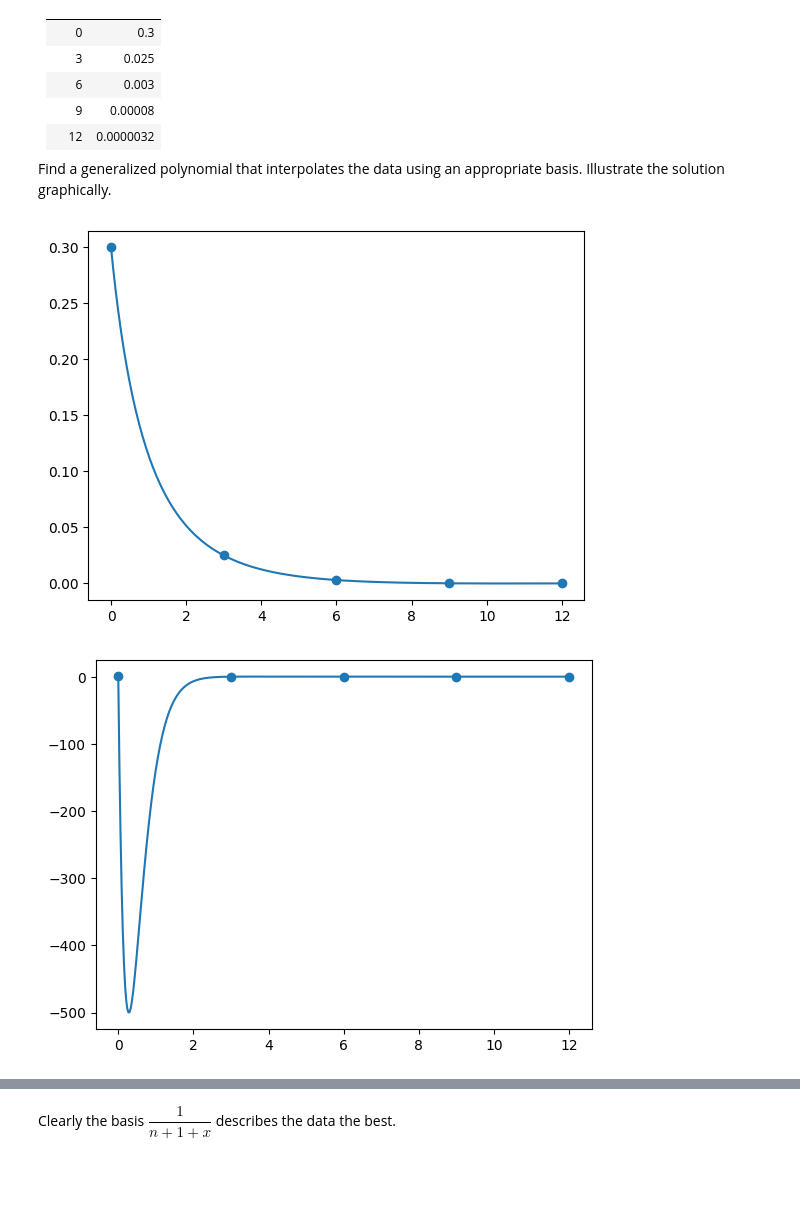
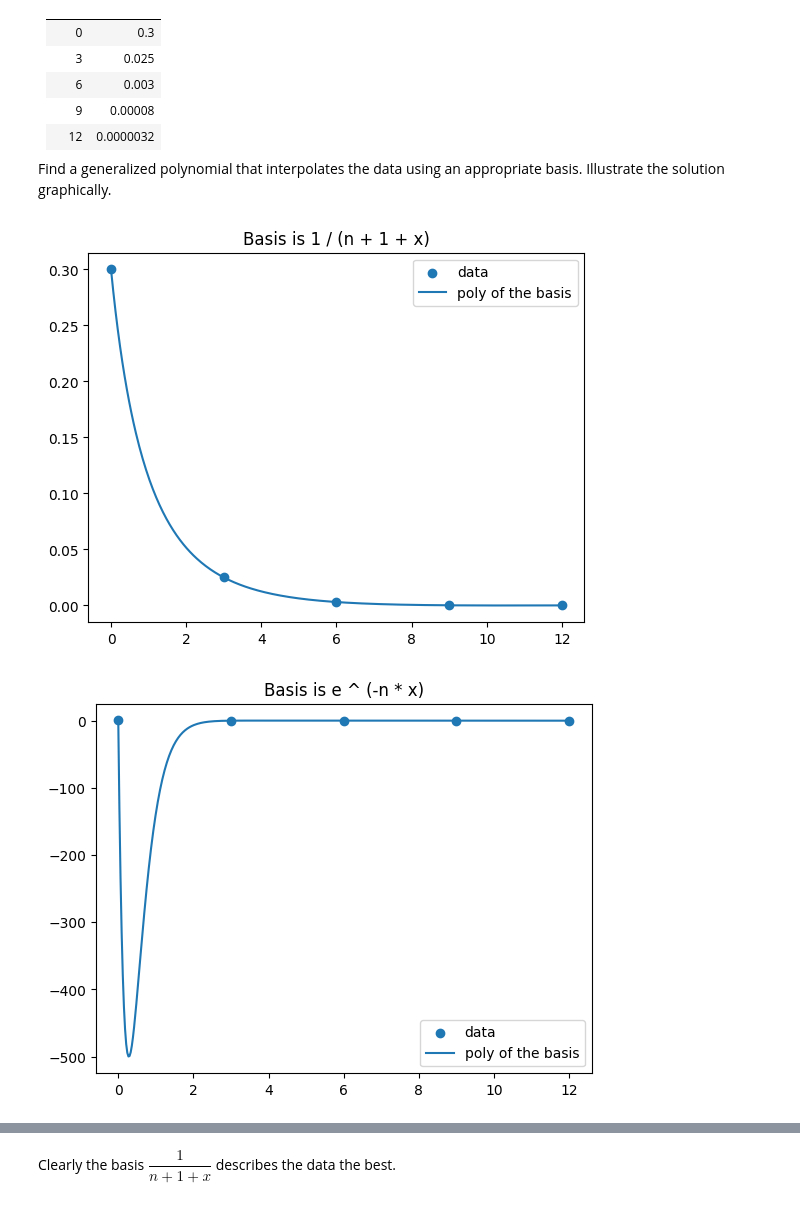
Before and after one commit to ivo3123/NumericalMethods, a Jupyter notebook: exam1/year2023_2024/task3.ipynb, the cells around one changed output, grey strips where cells are left out. Drawn from its saved outputs; the diff is of its cells as text; code cells hidden in the pictures; blank space fills up the shorter version.

Commit message:
added titles and legends

```diff
--- a/exam1/year2023_2024/task3.ipynb
+++ b/exam1/year2023_2024/task3.ipynb
@@ -35,15 +35,19 @@ x_axis = np.linspace(nodes.min(), nodes.max(), 400)
 # %%
 plt.scatter(nodes, values)
 plt.plot(x_axis, basis_poly(x_axis, basis=lambda n, x: 1 / (n + x + 1)))
+plt.title('Basis is 1 / (n + 1 + x)')
+plt.legend(['data', 'poly of the basis'])
 plt.show()
 # %% [output]
-[figure, old version]
+[figure, new version]
 # %%
 plt.scatter(nodes, values)
 plt.plot(x_axis, basis_poly(x_axis, basis=lambda n, x: np.e ** (-n * x)))
+plt.title('Basis is e ^ (-n * x)')
+plt.legend(['data', 'poly of the basis'])
 plt.show()
 # %% [output]
-[figure, old version]
+[figure, new version]
 # %%
 plt.scatter(nodes, values)
 plt.plot(x_axis, basis_poly(x_axis, basis=lambda n, x: np.e ** (n * x)))
```
Also changed, not shown: parts of 1 cell of this notebook.
